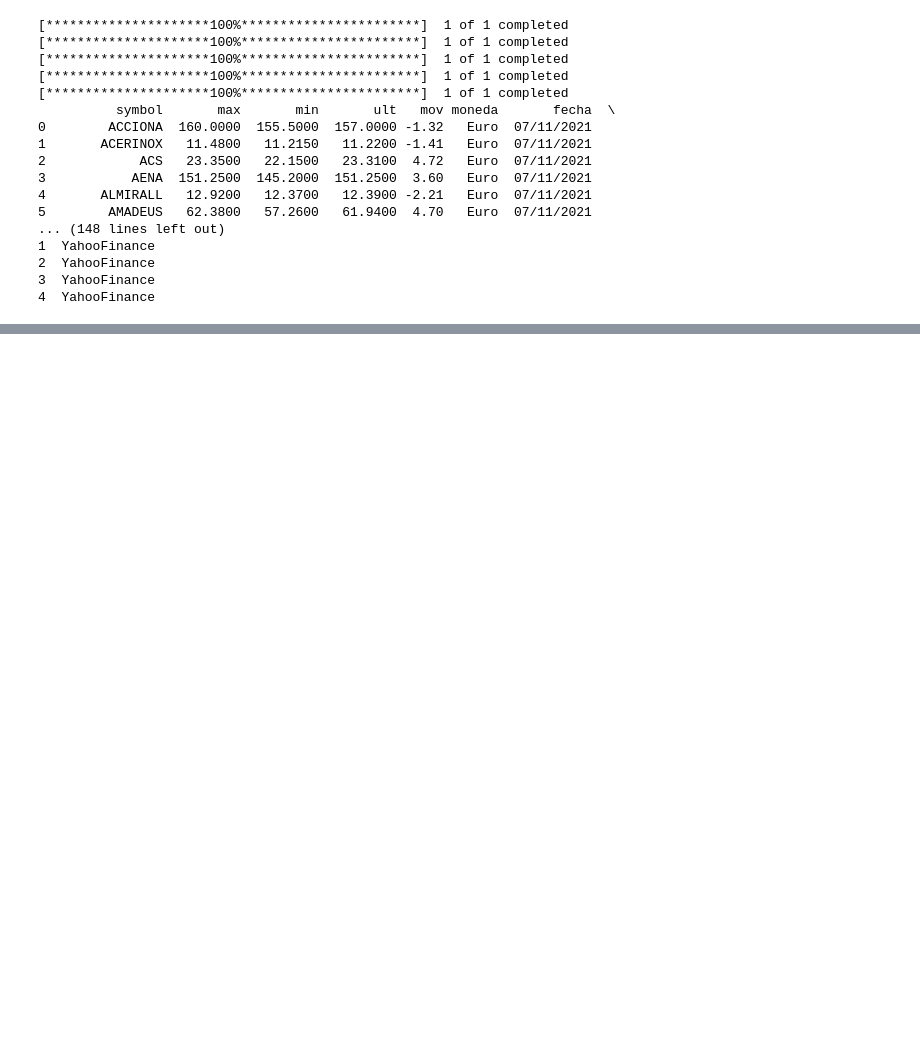
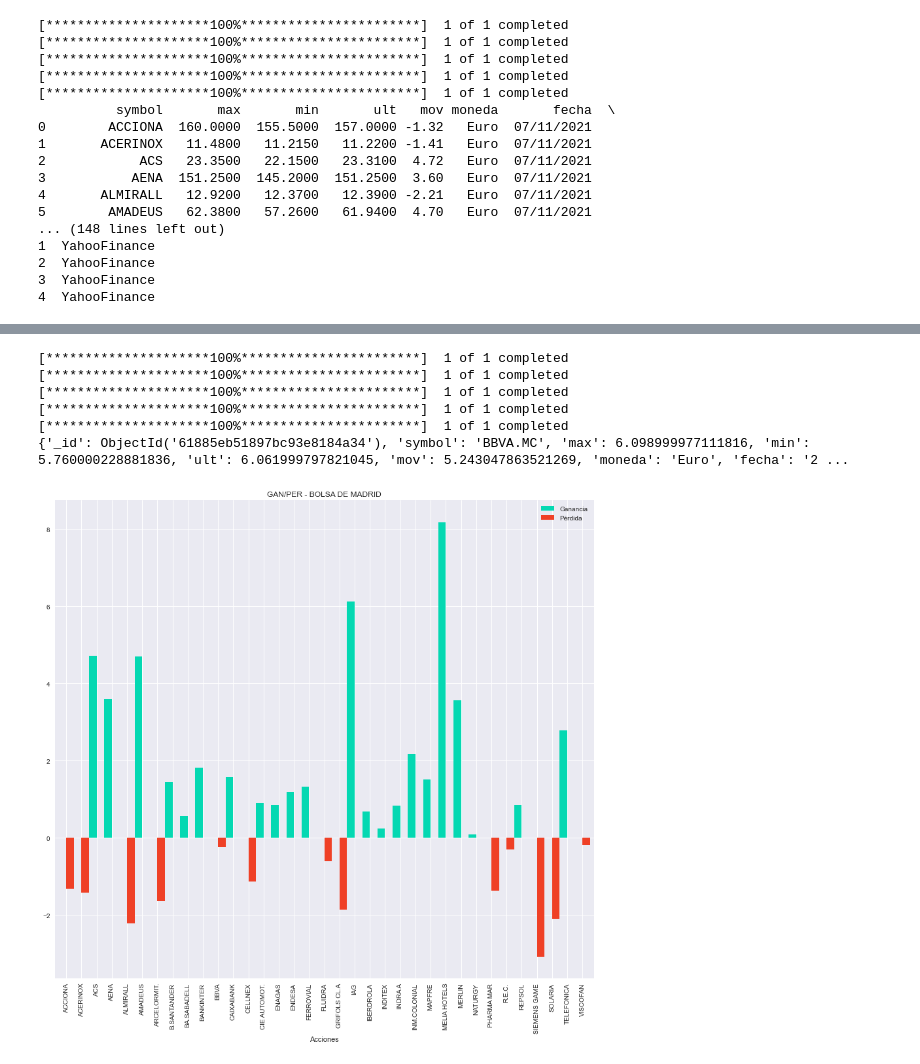
Before and after one commit to pptscdia2021/pp12021grupo2_a2-grupo2, a Jupyter notebook: TP2 Webscraping&api/Jupyter/prueba2.ipynb, the cells around one changed output, grey strips where cells are left out. Saved outputs shown, nothing was run; the diff lists cells and outputs as text; code cells hidden in the pictures; blank space fills up the shorter version.

```diff
--- a/TP2 Webscraping&api/Jupyter/prueba2.ipynb
+++ b/TP2 Webscraping&api/Jupyter/prueba2.ipynb
@@ -8,6 +8,7 @@ from pymongo import MongoClient
 import matplotlib.pyplot as plt
 from datetime import datetime
 from os import remove
+from bson.json_util import dumps, loads
 
 """ Entidad ACCION: Representa a cada titulo de empresa (una accion) que traemos desde la fuente de datos, la utilizamos antes de guardar los datos en la coleccion Mongo para darle un formato unificado al contenido. Tambien se puede usar para trabajar de forma individual con una accion en particular (En desarrollo). Los dos metodos que posee ademas del constructor actuan en conjunto para devolver la instancia como un diccionario"""
 
@@ -104,7 +105,11 @@ class Mercado:
         return self.__documentADF(documents)
 
     def accion(self, symbol):
-        return Accion(self, self.coleccion.find_one({self.campo_nombre: symbol}))
+        # Converting to the JSON
+        cursor = self.coleccion.find_one({'symbol': symbol})
+        return cursor
+        """         json_data = dumps(cursor, indent = 2)
+        return loads(json_data) """
 
 
 """ Entidad BolsaDeMadrid: hereda de la superclase Mercado y define su propio metodo para obtener los datos de la fuente. Define atributos de clase que representan los nombres de las columnas con la informacion obtenida, estos datos se usan para formatear el contenido que se guarda en la base de datos """
@@ -387,0 +381,17 @@ NameError: name 'bolsamadrid' is not defined
+# %%
+""" Objetivo 4: REPORTE DE RESULTADOS """
+""" 1. Graficar Ganancia/Perdida Bolsa de Madrid y investpy """
+accionesBolsaMadrid.graficarGananciaPerdida('GAN/PER - BOLSA DE MADRID', 'ganperdmadrid')
+accionesInvest.graficarGananciaPerdida('GAN/PER - INVEST.COM', 'ganperdinvest')
+
+""" 2. Datos historicos yahoo finance """
+accionesYFinance.obtenerDatos(periodo='6d')
+accionesYFinance.buscarPorNombre()
+# %% [output]
+[*********************100%***********************]  1 of 1 completed
+[*********************100%***********************]  1 of 1 completed
+[*********************100%***********************]  1 of 1 completed
+[*********************100%***********************]  1 of 1 completed
+[*********************100%***********************]  1 of 1 completed
+{'_id': ObjectId('61885eb51897bc93e8184a34'), 'symbol': 'BBVA.MC', 'max': 6.098999977111816, 'min': 5.760000228881836, 'ult': 6.061999797821045, 'mov': 5.243047863521269, 'moneda': 'Euro', 'fecha': '2 ...
+[figure, added]
```
Also changed, not shown: parts of 8 cells of this notebook, 4 other files.
